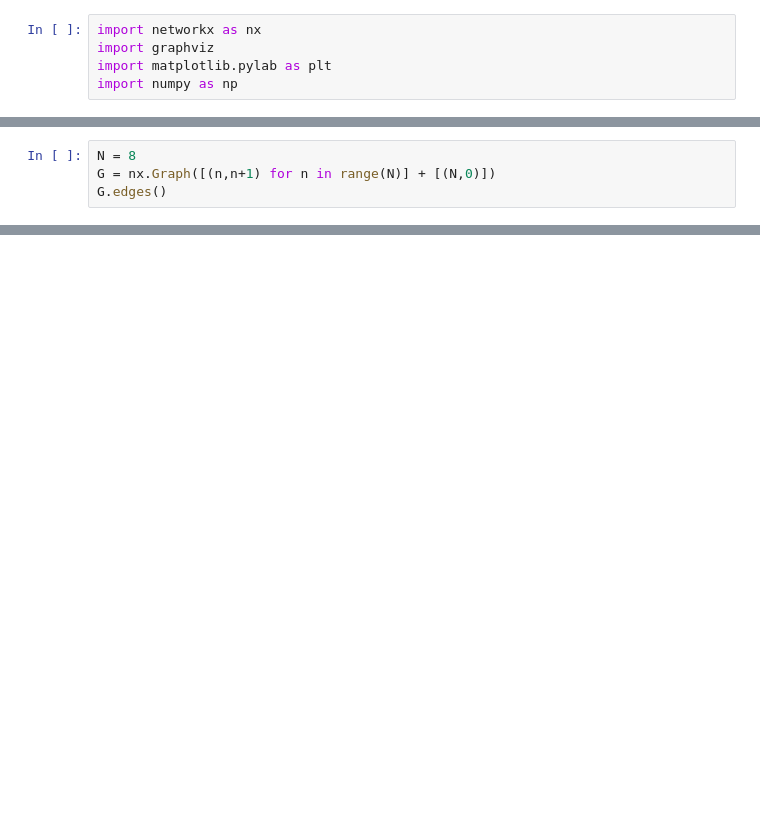
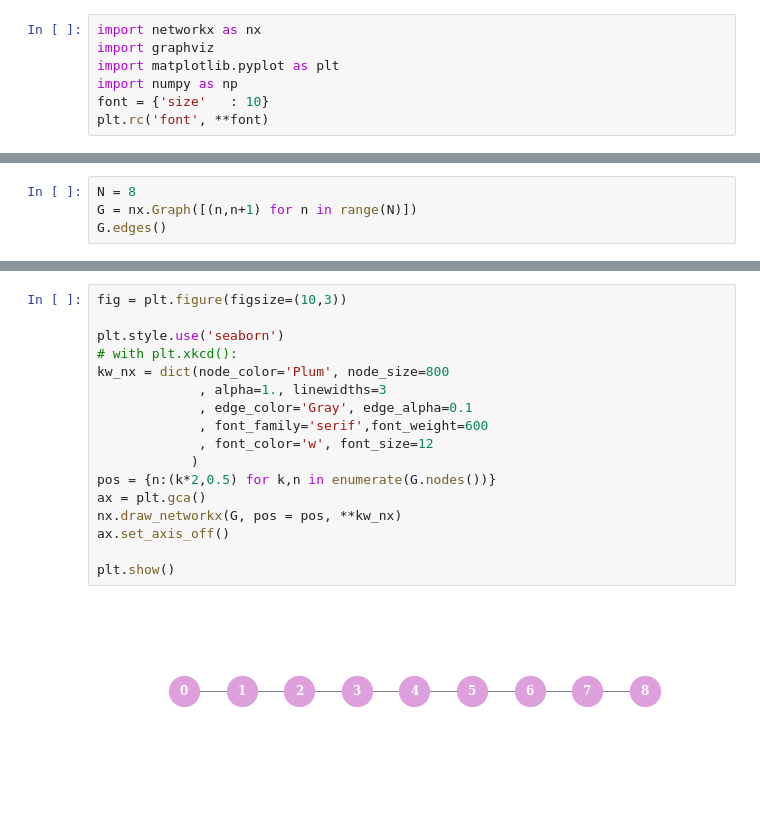
Before and after one commit to NoamGit/notebooks, a Jupyter notebook: GSP.ipynb, the cells around one changed output, grey strips where cells are left out. Cells and saved outputs as stored; diff of their text form; blank space fills up the shorter version.

```diff
--- a/GSP.ipynb
+++ b/GSP.ipynb
@@ -1,5 +3,7 @@
 # %%
 import networkx as nx
 import graphviz
-import matplotlib.pylab as plt
+import matplotlib.pyplot as plt
 import numpy as np
+font = {'size'   : 10}
+plt.rc('font', **font)
@@ -8,5 +14,5 @@ import numpy as np
 # %%
 N = 8
-G = nx.Graph([(n,n+1) for n in range(N)] + [(N,0)])
+G = nx.Graph([(n,n+1) for n in range(N)])
 G.edges()
 # %% [output]
@@ -68,0 +20,19 @@ No matching distribution found for gsp
+# %%
+fig = plt.figure(figsize=(10,3))
+
+plt.style.use('seaborn')
+# with plt.xkcd():
+kw_nx = dict(node_color='Plum', node_size=800
+             , alpha=1., linewidths=3
+             , edge_color='Gray', edge_alpha=0.1
+             , font_family='serif',font_weight=600
+             , font_color='w', font_size=12
+            )
+pos = {n:(k*2,0.5) for k,n in enumerate(G.nodes())}
+ax = plt.gca()
+nx.draw_networkx(G, pos = pos, **kw_nx)
+ax.set_axis_off()
+
+plt.show()
+# %% [output]
+[figure, added]
```
Also changed, not shown: parts of 36 cells of this notebook.
